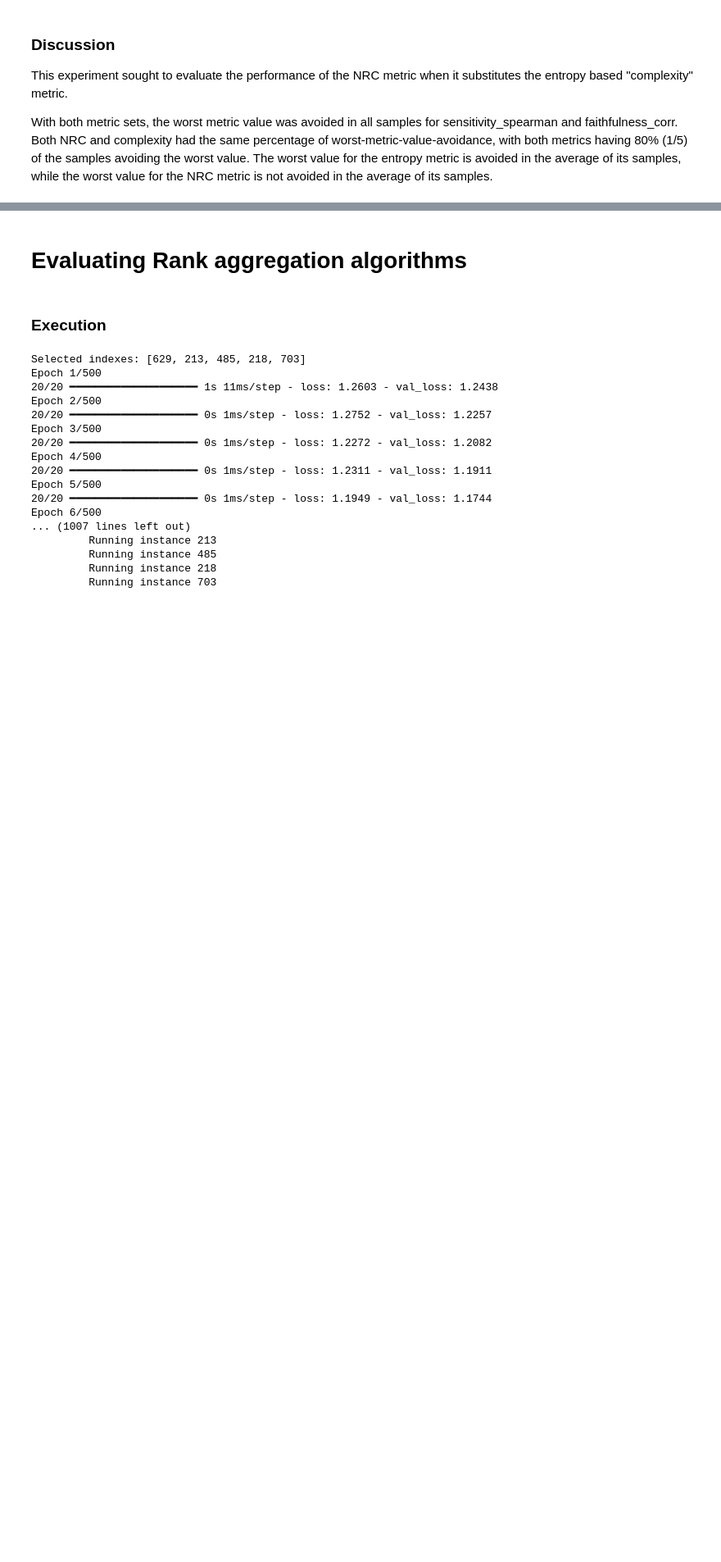
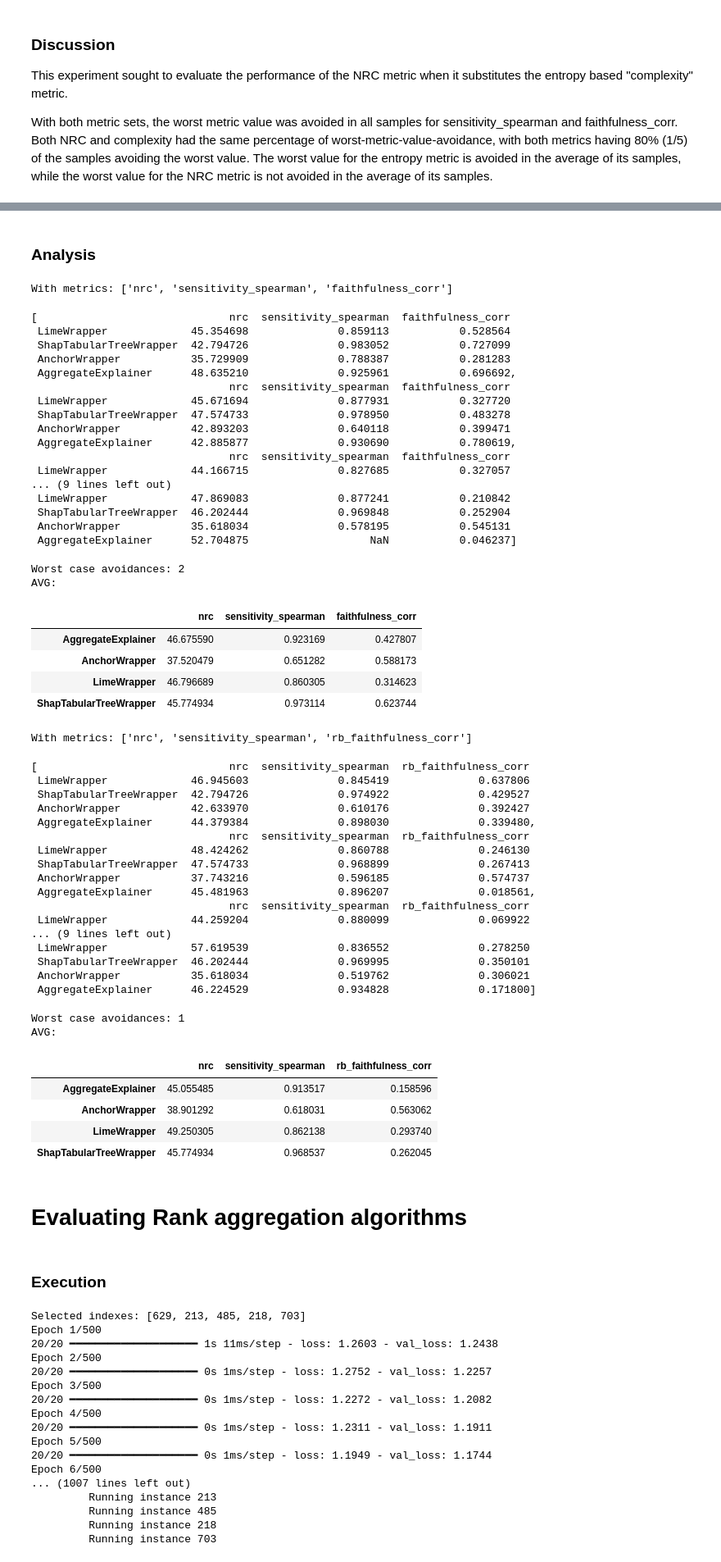
Before and after one commit to hiaac-finance/xai_aggregation, a Jupyter notebook: experiments/EXP_german_dataset.ipynb, the cells around one changed output, grey strips where cells are left out. Shown at 82% size. Cells and saved outputs as stored; diff of their text form; code cells hidden in the pictures; blank space fills up the shorter version.

```diff
--- a/experiments/EXP_german_dataset.ipynb
+++ b/experiments/EXP_german_dataset.ipynb
@@ -286,0 +277,14 @@ The worst value for the entropy metric is avoided in the average of its samples,
+# %%
+results, metadata = evaluate_aggregate_explainer(
+    clf, X_train, X_test, categorical_features,
+    metrics_sets=[
+        ['nrc', 'sensitivity_spearman', 'faithfulness_corr'],
+        ['nrc', 'sensitivity_spearman', 'rb_faithfulness_corr']
+    ],
+    n_instances=5
+)
+
+metadata["description"] = "compares score and rank-based faithfulness metrics"
+
+with open('pickles/german/COMPARE_score_rb_faithfulness_wsum-topsis.pkl', 'wb') as f:
+    dill.dump(ExperimentRun(metadata, results), f)
@@ -287,3 +322,67 @@ The worst value for the entropy metric is avoided in the average of its samples,
+# %% [markdown]
+### Analysis
+# %%
+with open('pickles/german/COMPARE_score_rb_faithfulness_wsum-topsis.pkl', 'rb') as f:
+    exp = dill.load(f)
+# %%
+for i, metrics in enumerate([['nrc', 'sensitivity_spearman', 'faithfulness_corr'],
+                             ['nrc', 'sensitivity_spearman', 'rb_faithfulness_corr']]):
+    print(f"With metrics: {metrics}\n")
+    display(exp.results[i])
+    print(f"Worst case avoidances: {count_worst_case_avoidances(exp.results[i], [False, True, True])}")
+    print("AVG:")
+    display(get_expconfig_mean_results(exp, i))
+# %% [output]
+With metrics: ['nrc', 'sensitivity_spearman', 'faithfulness_corr']
+[                              nrc  sensitivity_spearman  faithfulness_corr
+ LimeWrapper             45.354698              0.859113           0.528564
+ ShapTabularTreeWrapper  42.794726              0.983052           0.727099
+ AnchorWrapper           35.729909              0.788387           0.281283
+ AggregateExplainer      48.635210              0.925961           0.696692,
+                               nrc  sensitivity_spearman  faithfulness_corr
+ LimeWrapper             45.671694              0.877931           0.327720
+ ShapTabularTreeWrapper  47.574733              0.978950           0.483278
+ AnchorWrapper           42.893203              0.640118           0.399471
+ AggregateExplainer      42.885877              0.930690           0.780619,
+                               nrc  sensitivity_spearman  faithfulness_corr
+ LimeWrapper             44.166715              0.827685           0.327057
+... (9 lines left out)
+ LimeWrapper             47.869083              0.877241           0.210842
+ ShapTabularTreeWrapper  46.202444              0.969848           0.252904
+ AnchorWrapper           35.618034              0.578195           0.545131
+ AggregateExplainer      52.704875                   NaN           0.046237]
+Worst case avoidances: 2
+AVG:
+|  | nrc | sensitivity_spearman | faithfulness_corr |
+| AggregateExplainer | 46.675590 | 0.923169 | 0.427807 |
+| AnchorWrapper | 37.520479 | 0.651282 | 0.588173 |
+| LimeWrapper | 46.796689 | 0.860305 | 0.314623 |
+| ShapTabularTreeWrapper | 45.774934 | 0.973114 | 0.623744 |
+With metrics: ['nrc', 'sensitivity_spearman', 'rb_faithfulness_corr']
+[                              nrc  sensitivity_spearman  rb_faithfulness_corr
+ LimeWrapper             46.945603              0.845419              0.637806
+ ShapTabularTreeWrapper  42.794726              0.974922              0.429527
+ AnchorWrapper           42.633970              0.610176              0.392427
+ AggregateExplainer      44.379384              0.898030              0.339480,
+                               nrc  sensitivity_spearman  rb_faithfulness_corr
+ LimeWrapper             48.424262              0.860788              0.246130
+ ShapTabularTreeWrapper  47.574733              0.968899              0.267413
+ AnchorWrapper           37.743216              0.596185              0.574737
+ AggregateExplainer      45.481963              0.896207              0.018561,
+                               nrc  sensitivity_spearman  rb_faithfulness_corr
+ LimeWrapper             44.259204              0.880099              0.069922
+... (9 lines left out)
+ LimeWrapper             57.619539              0.836552              0.278250
+ ShapTabularTreeWrapper  46.202444              0.969995              0.350101
+ AnchorWrapper           35.618034              0.519762              0.306021
+ AggregateExplainer      46.224529              0.934828              0.171800]
+Worst case avoidances: 1
+AVG:
+|  | nrc | sensitivity_spearman | rb_faithfulness_corr |
+| AggregateExplainer | 45.055485 | 0.913517 | 0.158596 |
+| AnchorWrapper | 38.901292 | 0.618031 | 0.563062 |
+| LimeWrapper | 49.250305 | 0.862138 | 0.293740 |
+| ShapTabularTreeWrapper | 45.774934 | 0.968537 | 0.262045 |
 # %% [markdown]
 # Evaluating Rank aggregation algorithms
 # %% [markdown]
```
Also changed, not shown: parts of 11 cells of this notebook, 13 other files.
